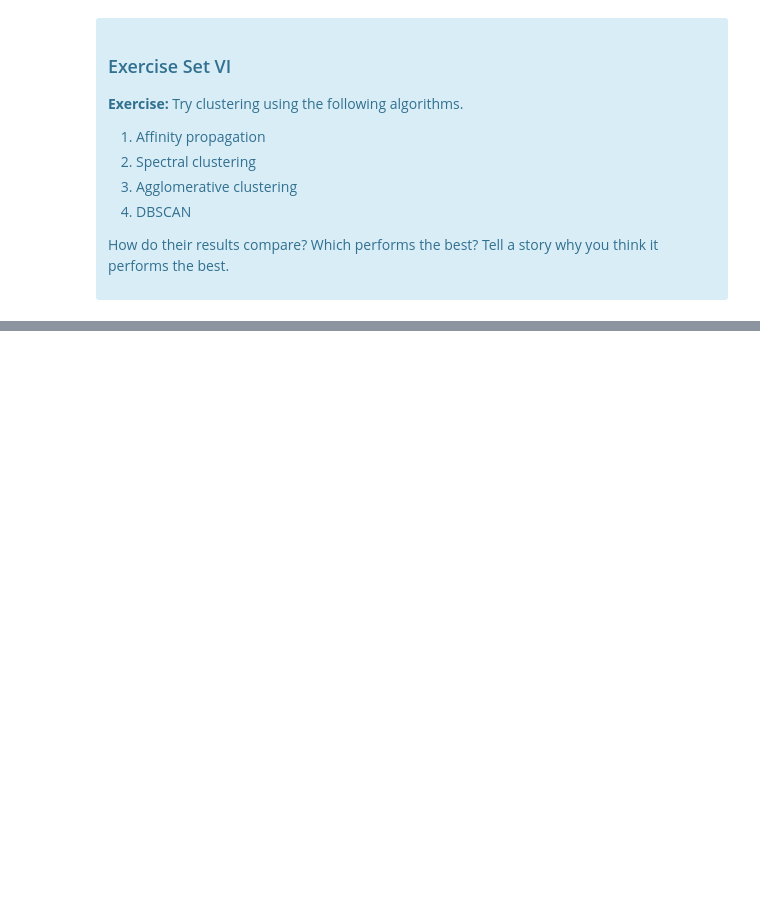
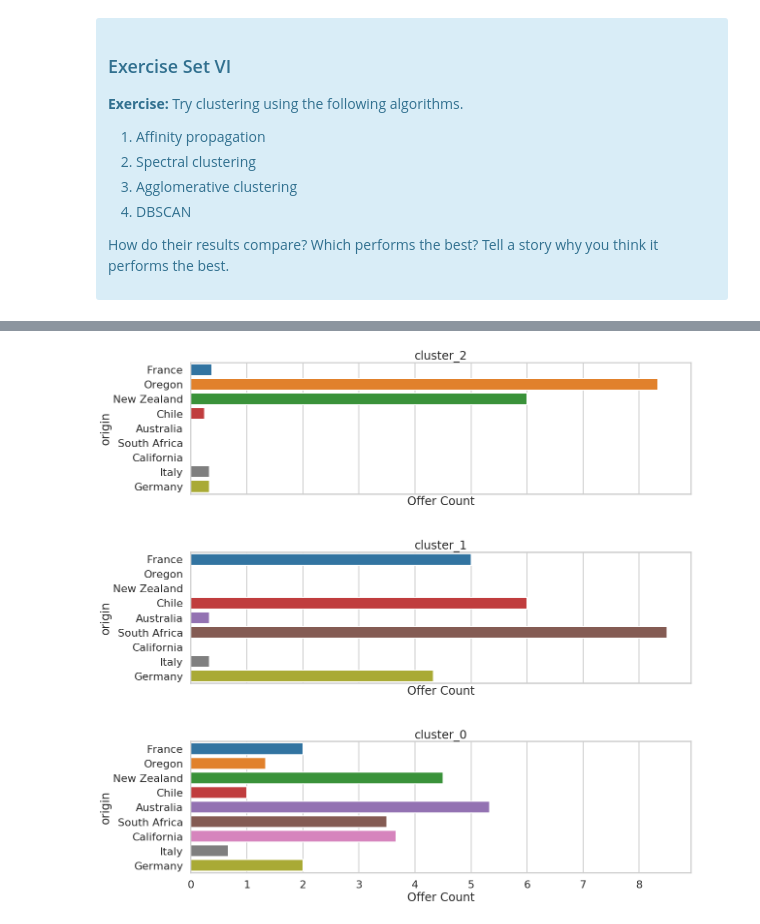
Before and after one commit to Nhorning/clustering, a Jupyter notebook: Mini_Project_Clustering.ipynb, the cells around one changed output, grey strips where cells are left out. Saved outputs shown, nothing was run; the diff lists cells and outputs as text; code cells hidden in the pictures; blank space fills up the shorter version.

```diff
--- a/Mini_Project_Clustering.ipynb
+++ b/Mini_Project_Clustering.ipynb
@@ -398,15 +398,24 @@ Based on optimal visual results it seems like the best value is K=4 again.  ther
 #### Now look at both the original raw data about the offers and transactions and look at the fitted clusters. Tell a story about the clusters in context of the original data. For example, do the clusters correspond to wine variants or something else interesting?
 
 #merge clusters with offers somehow. plot the result, tell a story.
+def merge_clusters(df):
 #1. add cluster id to df pivot
-df_cluster = df_pivot
-df_cluster['cluster_id'][:] = reduced_df['cluster_id']
+    df_cluster = df_pivot
+    df_cluster['cluster_id'] = df['cluster_id'].tolist()
 
-#2. Group by cluster, aggrigate counts.
-df_cluster = df_cluster.groupby('cluster_id').sum()
+    #2. Group by cluster, aggrigate counts.
+    df_cluster_group = df_cluster.groupby('cluster_id').sum()
 
-#3. merge cluster and counts with offers.
-df_offer_cluster = df_cluster.transpose()
-df_offer_cluster.columns = ['cluster_0','cluster_1','cluster_2','cluster_3']
-df_offer_cluster =  df_offers.join(df_offer_cluster)
-#df_offer_cluster
+    #3. merge cluster and counts with offers.
+    df_offer_cluster = df_cluster_group.transpose()
+    columnlist = []
+    for label in df_offer_cluster.columns.tolist():#create better column names
+        columnlist.append('cluster_'+str(label))
+    df_offer_cluster.columns = columnlist
+    df_offer_cluster =  df_offers.join(df_offer_cluster)
+
+    #df_offer_cluster
+    return df_offer_cluster
+
+df_offer_cluster = merge_clusters(reduced_df)
+df_offer_cluster.head()
@@ -565,0 +648,15 @@ Source: http://scikit-learn.org/stable/modules/clustering.html
+# %%
+
+#plot cluster info
+def plot_3cluster(x):
+    f, (ax1,ax2,ax3) = plt.subplots(3,1, figsize=(16,16), sharex=True)
+    f.tight_layout(w_pad=10, h_pad=4)
+    for cluster, ax in zip(range(4),[ax3,ax2,ax1]):
+        cluster = 'cluster_'+str(cluster)
+        quickplot(x, cluster, ax)
+    plt.show()
+
+for label in ['origin']:
+    plot_3cluster(label)
+# %% [output]
+[figure, added]
```
Also changed, not shown: parts of 8 cells of this notebook.
